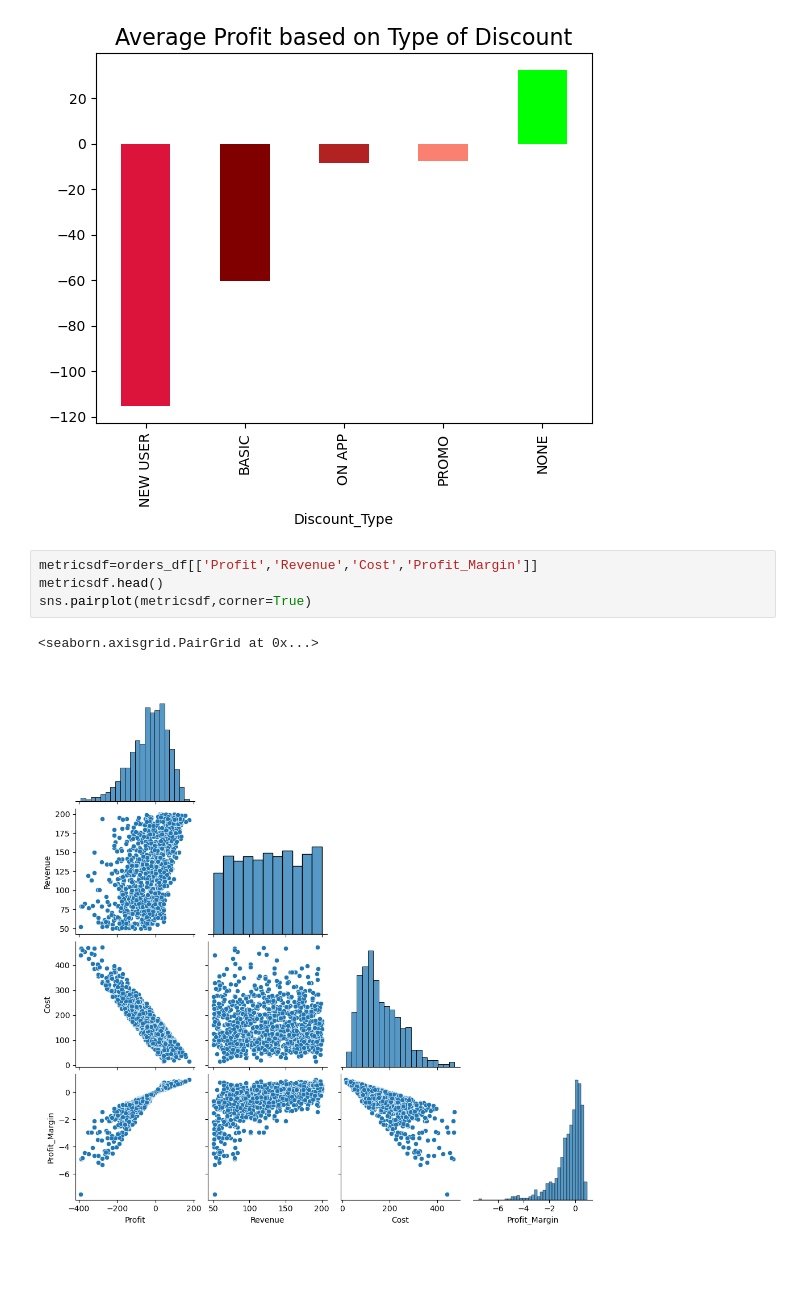
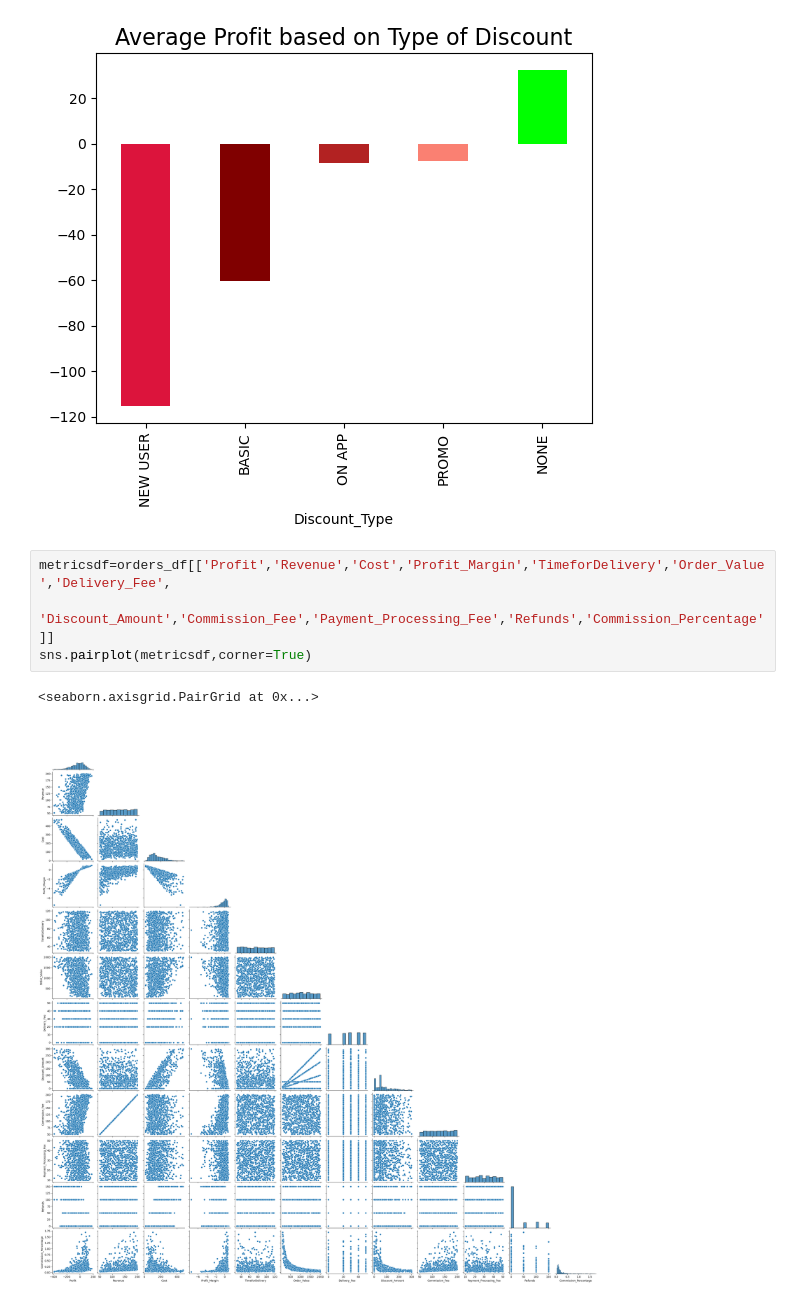
Before and after one commit to sneha1803/profitability_food_delivery, a Jupyter notebook: food_delivery_orders.ipynb, the cells around one changed output. Cells and saved outputs as stored; diff of their text form; blank space fills up the shorter version.

```diff
--- a/food_delivery_orders.ipynb
+++ b/food_delivery_orders.ipynb
@@ -69,9 +69,9 @@ plt.title('Average Profit based on Type of Discount',fontsize = 16)
 Text(0.5, 1.0, 'Average Profit based on Type of Discount')
 [figure]
 # %%
-metricsdf=orders_df[['Profit','Revenue','Cost','Profit_Margin']]
-metricsdf.head()
+metricsdf=orders_df[['Profit','Revenue','Cost','Profit_Margin','TimeforDelivery','Order_Value','Delivery_Fee',
+                     'Discount_Amount','Commission_Fee','Payment_Processing_Fee','Refunds','Commission_Percentage']]
 sns.pairplot(metricsdf,corner=True)
 # %% [output]
 <seaborn.axisgrid.PairGrid at 0x...>
-[figure, old version]
+[figure, new version]
```
Also changed, not shown: parts of 1 cell of this notebook.
